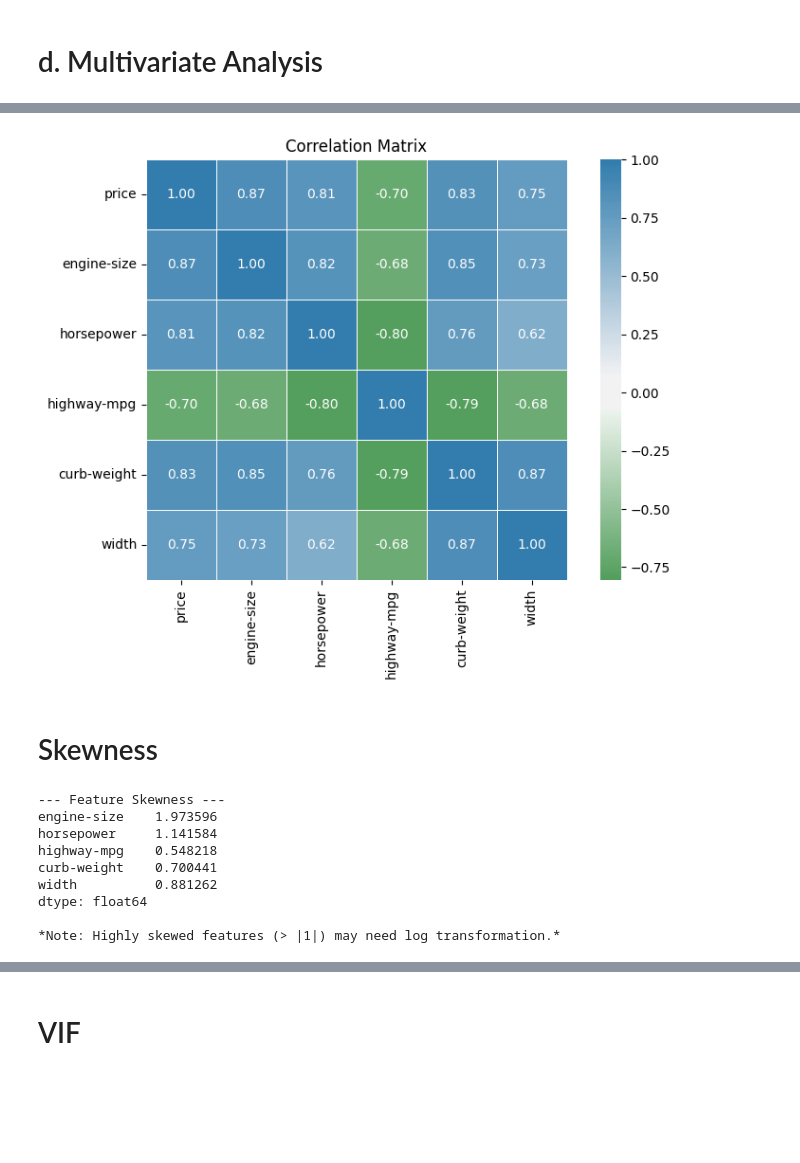
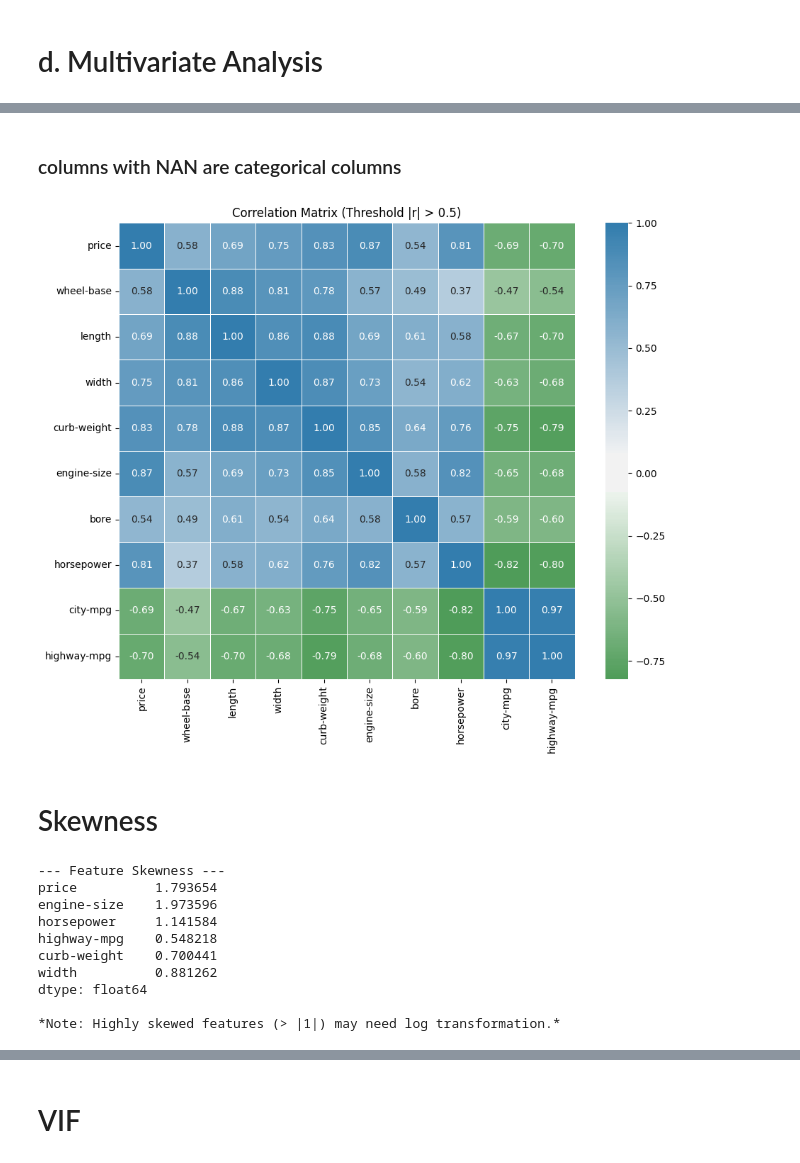
Before and after one commit to stacykeago/analytics-now, a Jupyter notebook: FDA_assignment.ipynb, the cells around one changed output, grey strips where cells are left out. Cells and saved outputs as stored; diff of their text form; code cells hidden in the pictures; blank space fills up the shorter version.

```diff
--- a/FDA_assignment.ipynb
+++ b/FDA_assignment.ipynb
@@ -150,0 +171,10 @@ dtype: object
+# %%
+# 1. Replace missing data symbols with NaN
+auto.replace("?", np.nan, inplace=True)
+
+# 2. Drop rows where price is missing (NaN)
+auto.dropna(subset=["price"], axis=0, inplace=True)
+
+# 3. Convert data types to float
+cols_to_convert = ["bore", "stroke", "peak-rpm", "horsepower", "price"]
+auto[cols_to_convert] = auto[cols_to_convert].astype(float)
@@ -331,0 +407,13 @@ corr
+# %%
+# 1. Force all columns to numeric where possible (drops text/symbols to NaN)
+numeric_df = auto.apply(pd.to_numeric, errors='coerce')
+
+# 2. Get correlation of all features specifically with 'price'
+price_corr = numeric_df.corr()['price'].drop('price')
+
+# 3. Sort by absolute strength to find most relevant columns
+top_correlated = price_corr.abs().sort_values(ascending=False)
+
+# Display the top features and their actual correlation values
+print("Columns most correlated to price:")
+print(price_corr[top_correlated.index])
@@ -332,38 +438,38 @@ corr
+# %% [markdown]
+### columns with NAN are categorical columns
 # %%
-# Select the most relevant numeric columns
-relevant_cols = ["price", "engine-size", "horsepower", "highway-mpg", "curb-weight", "width"]
+# 1. Dynamically select columns with absolute correlation above 0.5
+strong_features = price_corr[price_corr.abs() > 0.5].index.tolist()
+relevant_cols = ["price"] + strong_features
 
-# Force columns to be numeric
-for col in relevant_cols:
-    auto[col] = pd.to_numeric(auto[col], errors="coerce")
-
-# Compute the correlation matrix
-corr_matrix = auto[relevant_cols].corr()
+# 2. Compute the correlation matrix directly from your existing numeric_df
+corr_matrix = numeric_df[relevant_cols].corr()
 
 # Create a custom palette: Green (negative), Orange/Yellow (mid), Blue (positive)
 custom_cmap = sns.diverging_palette(130, 240, s=85, l=50, sep=20, center="light", as_cmap=True)
 
 # Plot the heatmap
-plt.figure(figsize=(8, 6))
+plt.figure(figsize=(10, 8))
 sns.heatmap(
     corr_matrix,
     annot=True,
-    cmap=custom_cmap,  # Applied custom green-orange-blue palette
-    center=0,          # Centers the colormap at 0 correlation
+    cmap=custom_cmap,
+    center=0,
     fmt=".2f",
     square=True,
     linewidths=0.5
 )
-plt.title("Correlation Matrix")
+plt.title("Correlation Matrix (Threshold |r| > 0.5)")
 plt.tight_layout()
 plt.savefig("correlation_matrix.png")
+plt.show()
 # %% [output]
-[figure, old version]
+[figure, new version]
 # %% [markdown]
 # Skewness
 # %%
 # 1. Select and clean numeric features
-features = ["engine-size", "horsepower", "highway-mpg", "curb-weight", "width"]
+features = ["price", "engine-size", "horsepower", "highway-mpg", "curb-weight", "width"]
 for col in features:
     auto[col] = pd.to_numeric(auto[col], errors="coerce")
 
@@ -376,6 +482,7 @@ print(df_clean.skew())
 print("\n*Note: Highly skewed features (> |1|) may need log transformation.*")
 # %% [output]
 --- Feature Skewness ---
+price          1.793654
 engine-size    1.973596
 horsepower     1.141584
 highway-mpg    0.548218
```
Also changed, not shown: parts of 24 cells of this notebook.
